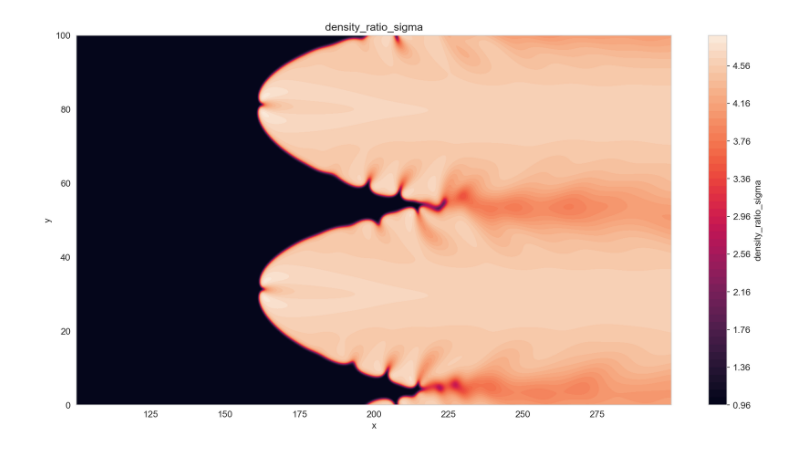
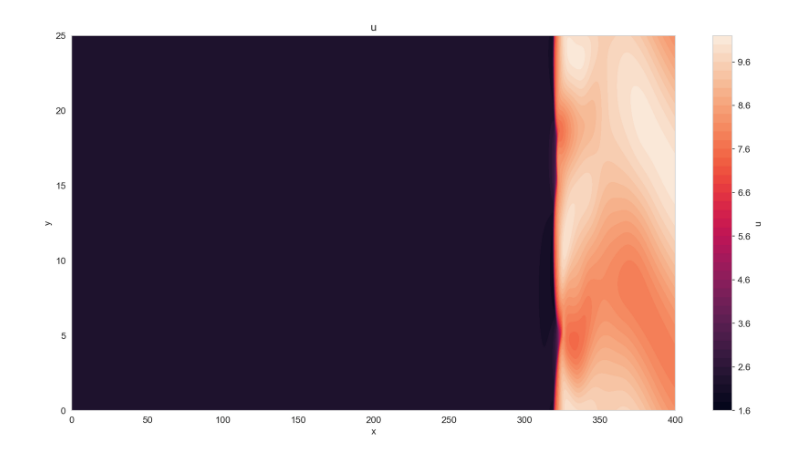
Before and after one commit to AlexandrosNtakoulas/FLAME-rf, a Jupyter notebook: notebooks/Extract_isocontours.ipynb, the cells around one changed output. Cells and saved outputs as stored; diff of their text form; code cells hidden in the pictures.

```diff
--- a/notebooks/Extract_isocontours.ipynb
+++ b/notebooks/Extract_isocontours.ipynb
@@ -1,8 +0,0 @@
-# %%
-from flame_analysis_model import *
-from mpi4py import MPI
-import matplotlib.pyplot as plt
-plt.rcParams.update({
-    "figure.dpi": 150,  # higher resolution
-    "font.size": 11,  # larger fonts
-})
@@ -9,16 +8,16 @@ plt.rcParams.update({
 # %%
-time_step = 212
-phi = 0.40
-lat_size = "100"
-T_ref = 300
-p_ref = 5e05
 
-isolevels = [3, 3.5, 3.8, 4, 4.1, 4.2, 4.3, 4.4, 4.5, 4.7]
-n_isolevels = len(isolevels)
+TIME_STEP = 335
+PHI = 0.40
+LAT_SIZE = "025"
+T_REF = 300
+P_REF = 1e05
 
-multiple_runs = False
-n_RUN = 3
+ISOLEVELS = [3, 3.5, 3.8, 4, 4.1, 4.2, 4.3, 4.4, 4.5, 4.6, 4.7]
+N_ISOLEVELS = len(ISOLEVELS)
+POST = True
 
-Soret_term = False
-Soret_positive = False
-post = True
+DATA_BASE_DIR = Path("data")
+ISOCONTOUR_BASE_DIR = Path("../isocontours")
+
+FILE_NAME = "po_postPremix" if POST else "premix"
@@ -133,15 +194,15 @@ plt.show()
 # %%
-plot_var = "density_ratio_sigma"
-df_sub = df[(df["x"]>100)& (df["x"]<300)]
+plot_var = "u"
+df_sub = df
 plt.figure(figsize=(16, 8))
 cf = plt.tricontourf(
     df_sub["x"], df_sub["y"], df_sub[plot_var],
     levels=50,
 )
 plt.xlabel("x")
 plt.ylabel("y")
-plt.title(str(plot_var))  # instead of empty f""
+plt.title(str(plot_var))
 plt.colorbar(cf, label=plot_var)
 plt.show()
 # %% [output]
-[figure, old version]
+[figure, new version]
```
Also changed, not shown: parts of 3 cells of this notebook, 41 other files.
